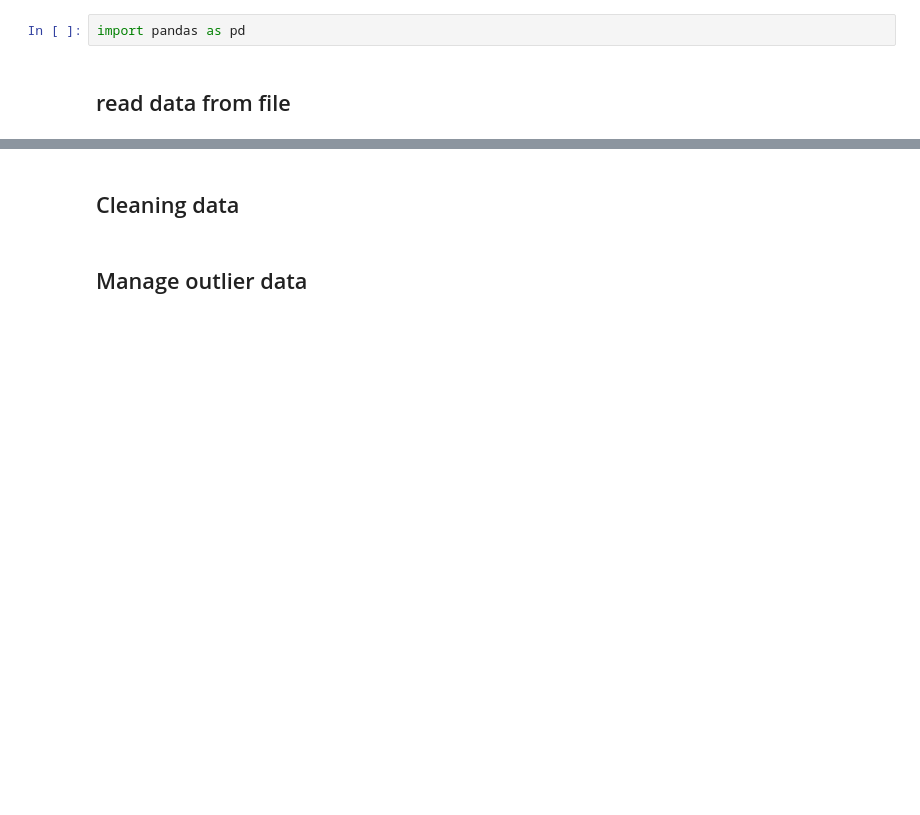
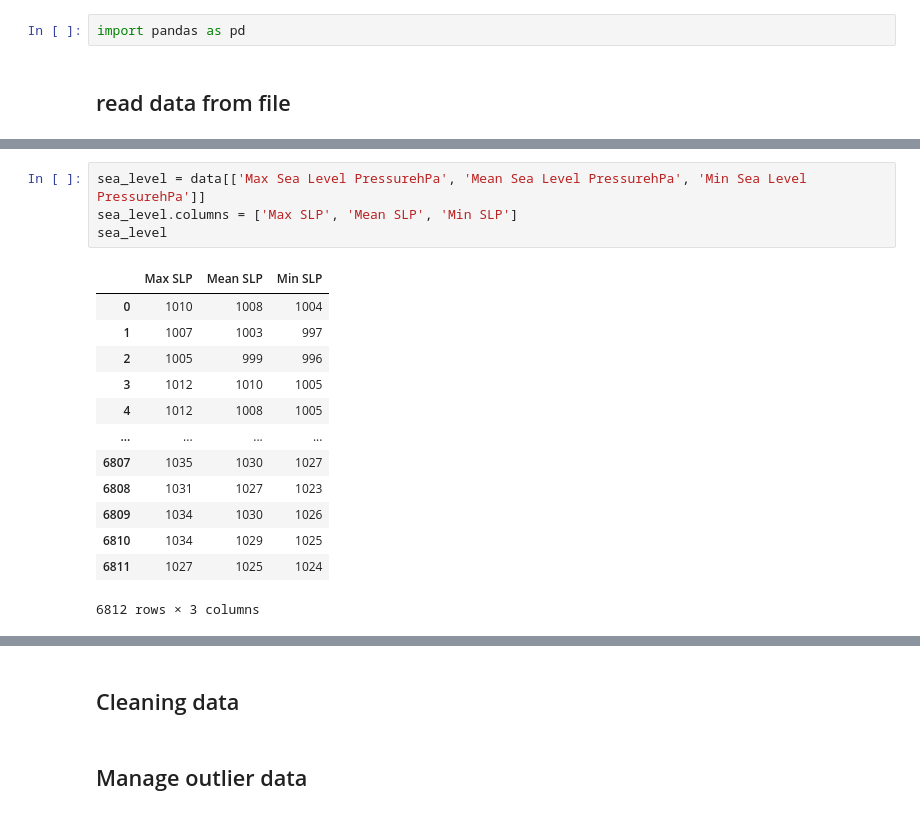
Before and after one commit to nnyPRO/Daily_Weather, a Jupyter notebook: code/analyze_data.ipynb, the cells around one changed output, grey strips where cells are left out. Saved outputs shown, nothing was run; the diff lists cells and outputs as text; blank space fills up the shorter version.

```diff
--- a/code/analyze_data.ipynb
+++ b/code/analyze_data.ipynb
@@ -23,0 +65,18 @@ data
+# %%
+sea_level = data[['Max Sea Level PressurehPa', 'Mean Sea Level PressurehPa', 'Min Sea Level PressurehPa']]
+sea_level.columns = ['Max SLP', 'Mean SLP', 'Min SLP']
+sea_level
+# %% [output]
+|  | Max SLP | Mean SLP | Min SLP |
+| 0 | 1010 | 1008 | 1004 |
+| 1 | 1007 | 1003 | 997 |
+| 2 | 1005 | 999 | 996 |
+| 3 | 1012 | 1010 | 1005 |
+| 4 | 1012 | 1008 | 1005 |
+| ... | ... | ... | ... |
+| 6807 | 1035 | 1030 | 1027 |
+| 6808 | 1031 | 1027 | 1023 |
+| 6809 | 1034 | 1030 | 1026 |
+| 6810 | 1034 | 1029 | 1025 |
+| 6811 | 1027 | 1025 | 1024 |
+6812 rows × 3 columns
```
Also changed, not shown: parts of 12 cells of this notebook.
